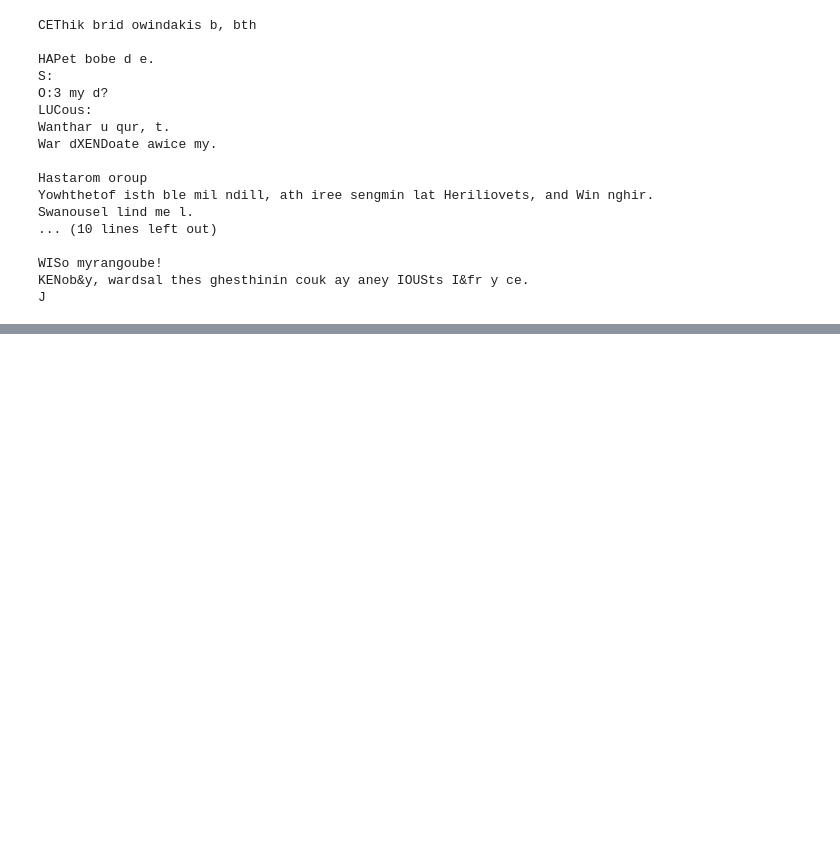
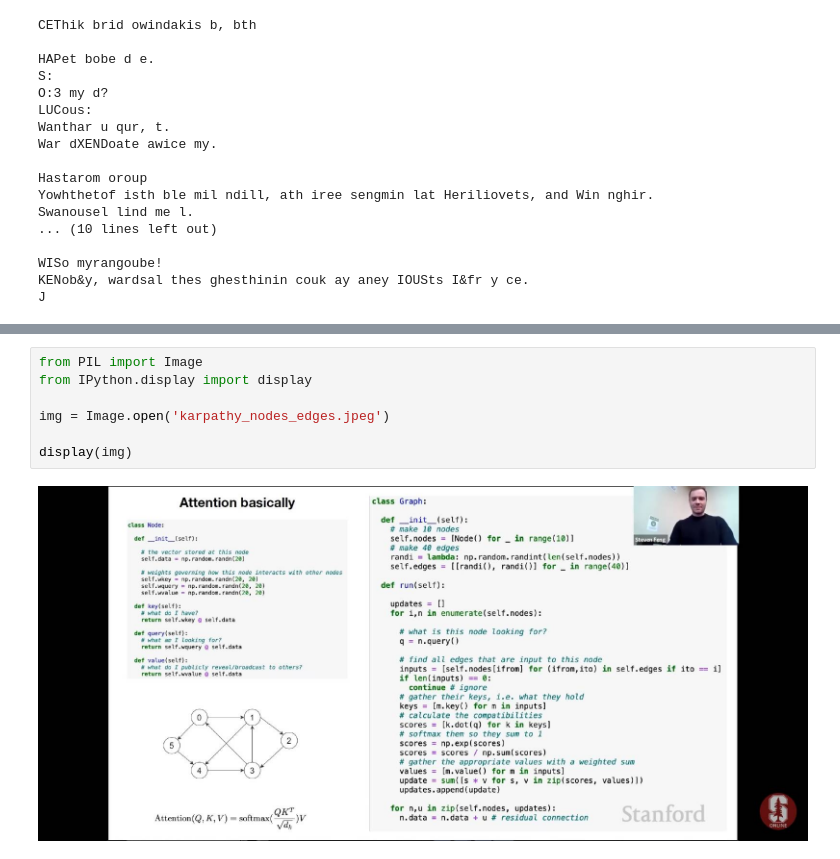
Before and after one commit to exploringweirdmachines/mlp, a Jupyter notebook: transformer-decoder.ipynb, the cells around one changed output, grey strips where cells are left out. Cells and saved outputs as stored; diff of their text form; blank space fills up the shorter version.

```diff
--- a/transformer-decoder.ipynb
+++ b/transformer-decoder.ipynb
@@ -672,0 +1149,9 @@ J
+# %%
+from PIL import Image
+from IPython.display import display
+
+img = Image.open('karpathy_nodes_edges.jpeg')
+
+display(img)
+# %% [output]
+[figure, added]
```
Also changed, not shown: parts of 46 cells of this notebook, 1 other file.
